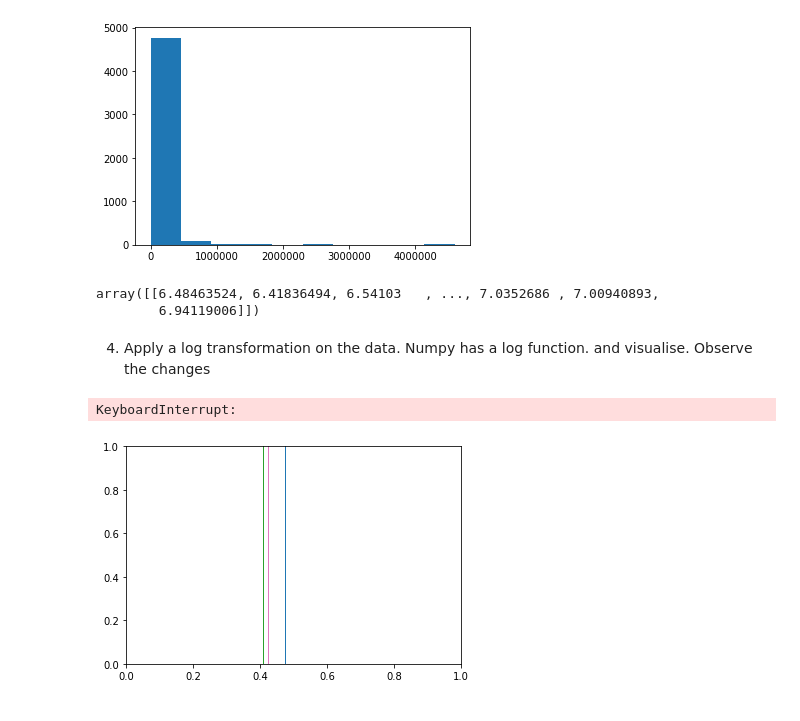
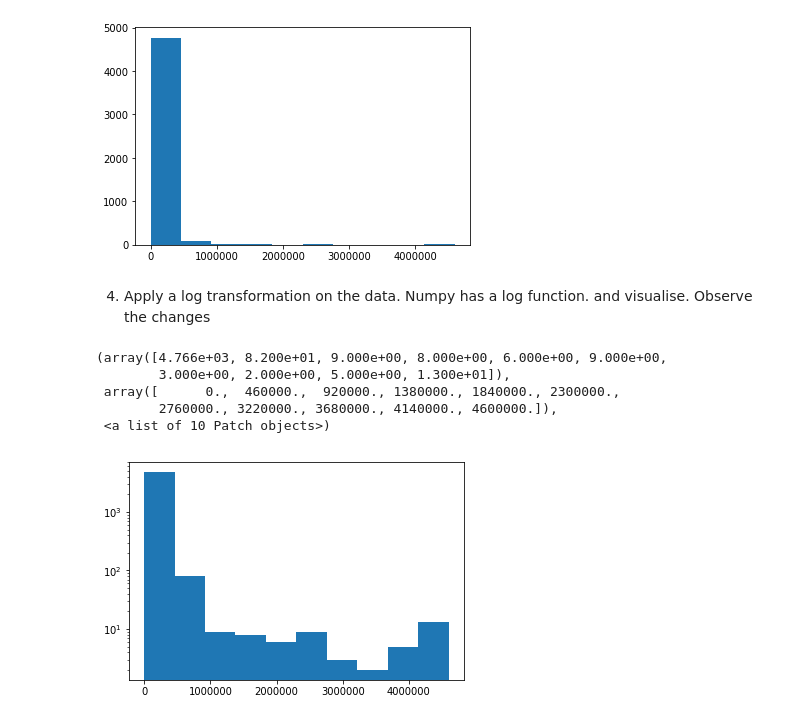
Before and after one commit to dsikar/msc-data-science, a Jupyter notebook: INM430/Week2/INM430-LAB-W2-Ex3.ipynb, the cells around one changed output. Drawn from its saved outputs; the diff is of its cells as text; code cells hidden in the pictures.

```diff
--- a/INM430/Week2/INM430-LAB-W2-Ex3.ipynb
+++ b/INM430/Week2/INM430-LAB-W2-Ex3.ipynb
@@ -164,21 +156,15 @@ plt.hist([tb_zeroes['e_prev_num']])
         2760000., 3220000., 3680000., 4140000., 4600000.]),
  <a list of 10 Patch objects>)
 [figure]
-# %%
-import matplotlib.pyplot as plt
-import numpy as np
-# exclude zero values
-mylogs = np.log([tb_mean['e_prev_100k_hi']])
-mylogs
-#plt.hist(mylogs)
-# %% [output]
-array([[6.48463524, 6.41836494, 6.54103   , ..., 7.0352686 , 7.00940893,
-        6.94119006]])
 # %% [markdown]
 4. Apply a log transformation on the data. Numpy has a log function. and visualise. Observe the changes
-# %%
-# plt.hist(np.log([tb_zeroes['e_prev_100k_hi']]))
-plt.hist(mylogs)
-# %% [output]
-KeyboardInterrupt:
-[figure, removed]
+# %%
+# NB using pyplot hist log argument
+plt.hist(tb_zeroes['e_prev_num'], log=True)
+# %% [output]
+(array([4.766e+03, 8.200e+01, 9.000e+00, 8.000e+00, 6.000e+00, 9.000e+00,
+        3.000e+00, 2.000e+00, 5.000e+00, 1.300e+01]),
+ array([      0.,  460000.,  920000., 1380000., 1840000., 2300000.,
+        2760000., 3220000., 3680000., 4140000., 4600000.]),
+ <a list of 10 Patch objects>)
+[figure, added]
```
Also changed, not shown: parts of 2 cells of this notebook, 3 other files.
